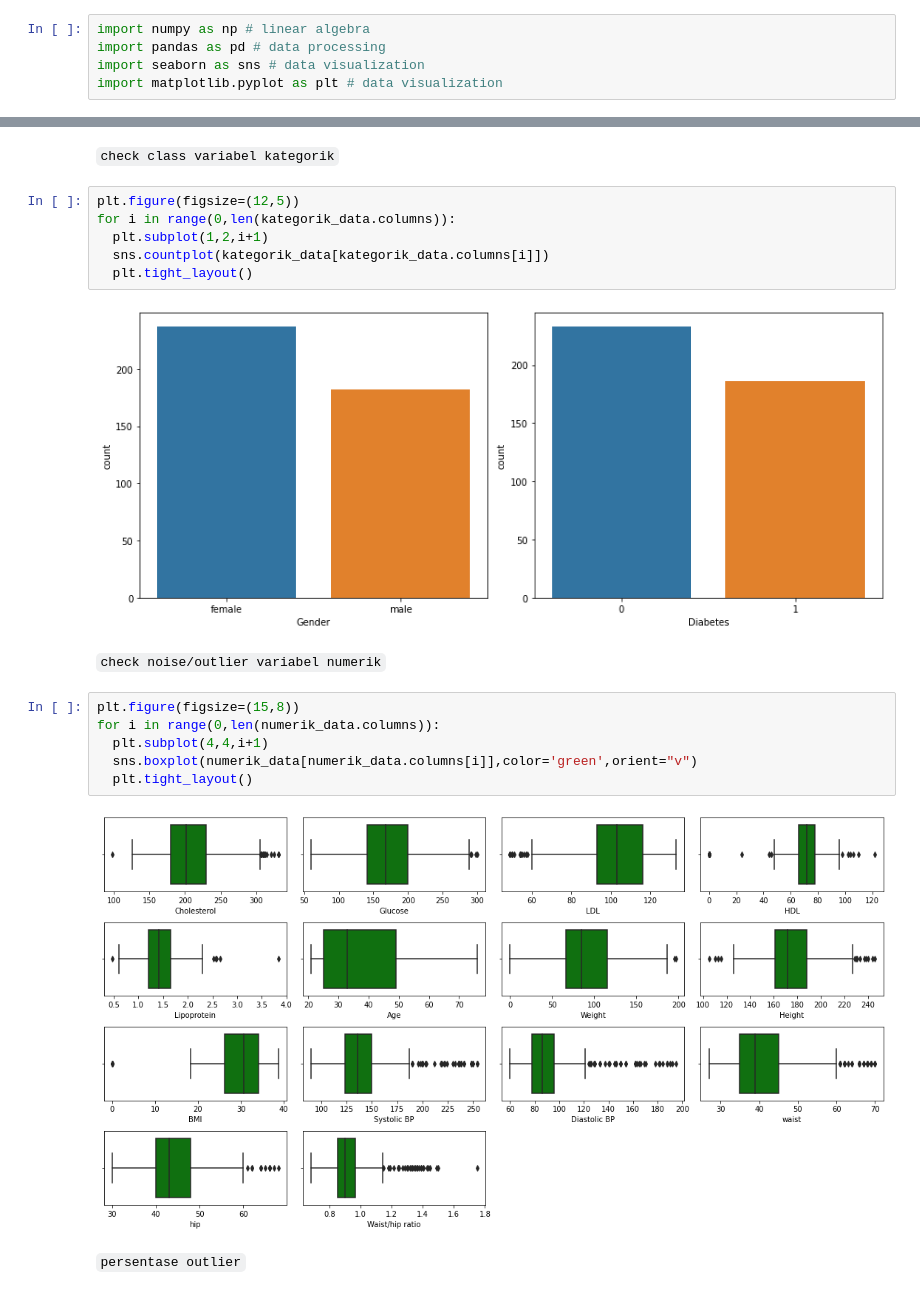
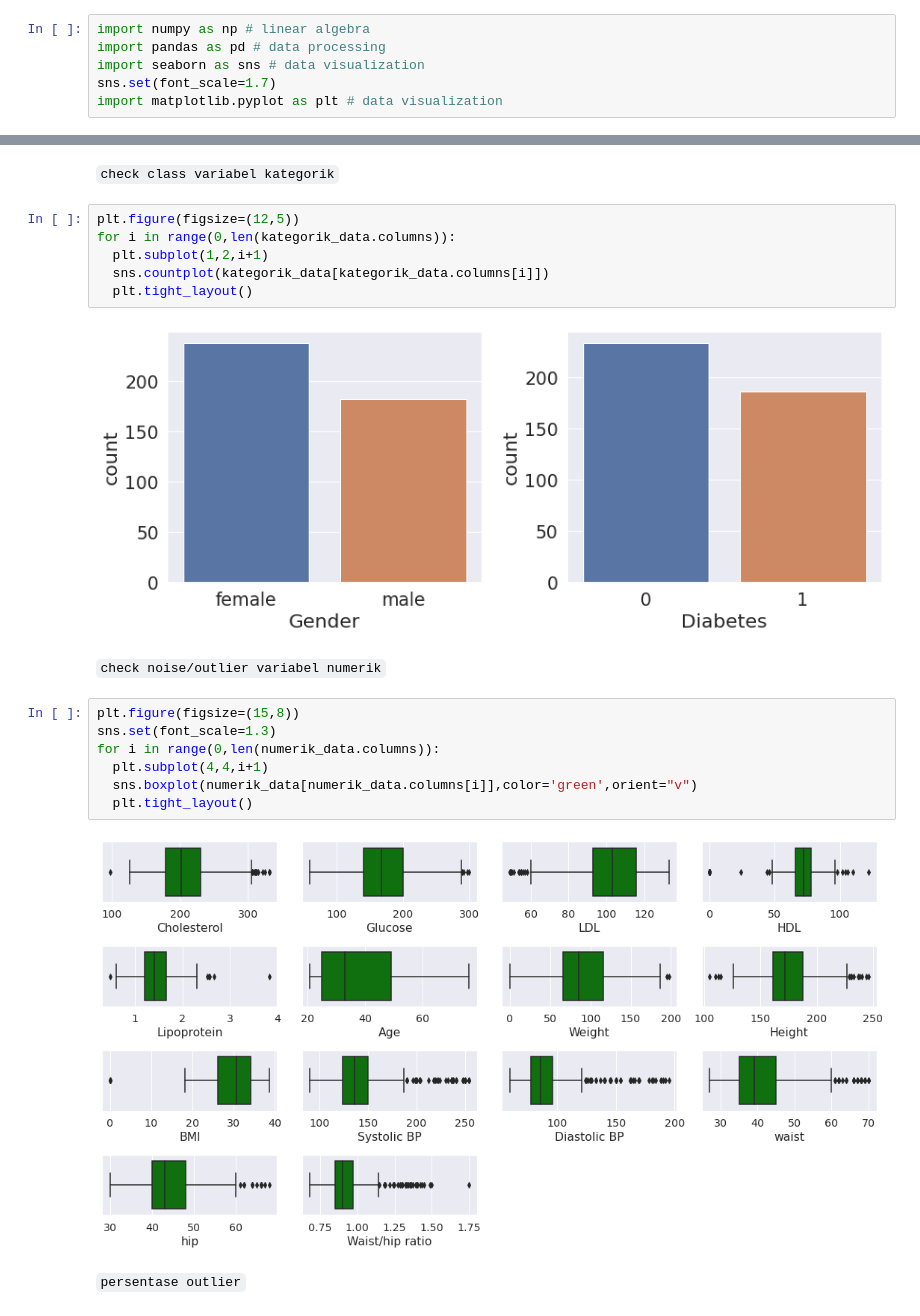
Before and after one commit to michstg/DiabetesClassification-DecisionTree-PCA-TuningParameter, a Jupyter notebook: DecisionTree_PCA_Diabetes.ipynb, the cells around one changed output, grey strips where cells are left out. Saved outputs shown, nothing was run; the diff lists cells and outputs as text.

```diff
--- a/DecisionTree_PCA_Diabetes.ipynb
+++ b/DecisionTree_PCA_Diabetes.ipynb
@@ -2,6 +2,7 @@
 import numpy as np # linear algebra
 import pandas as pd # data processing
 import seaborn as sns # data visualization
+sns.set(font_scale=1.7)
 import matplotlib.pyplot as plt # data visualization
 # %% [markdown]
 `read data diabetes`
@@ -126,17 +127,18 @@ for i in range(0,len(kategorik_data.columns)):
   sns.countplot(kategorik_data[kategorik_data.columns[i]])
   plt.tight_layout()
 # %% [output]
-[figure, old version]
+[figure, new version]
 # %% [markdown]
 `check noise/outlier variabel numerik`
 # %%
 plt.figure(figsize=(15,8))
+sns.set(font_scale=1.3)
 for i in range(0,len(numerik_data.columns)):
   plt.subplot(4,4,i+1)
   sns.boxplot(numerik_data[numerik_data.columns[i]],color='green',orient="v")
   plt.tight_layout()
 # %% [output]
-[figure, old version]
+[figure, new version]
 # %% [markdown]
 `persentase outlier`
 # %%
```
Also changed, not shown: parts of 16 cells of this notebook.
